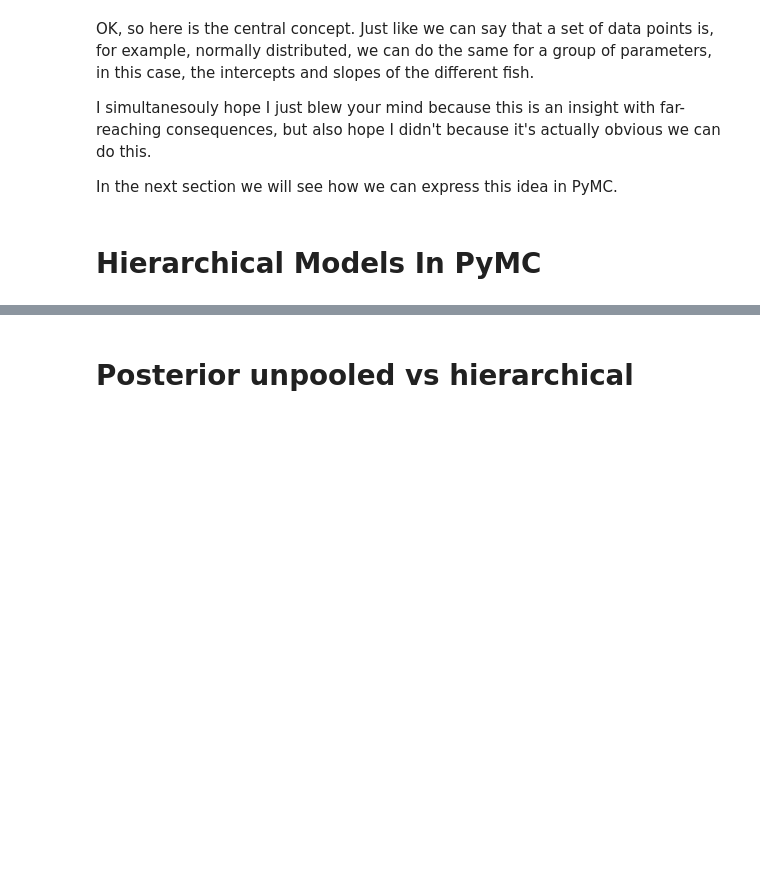
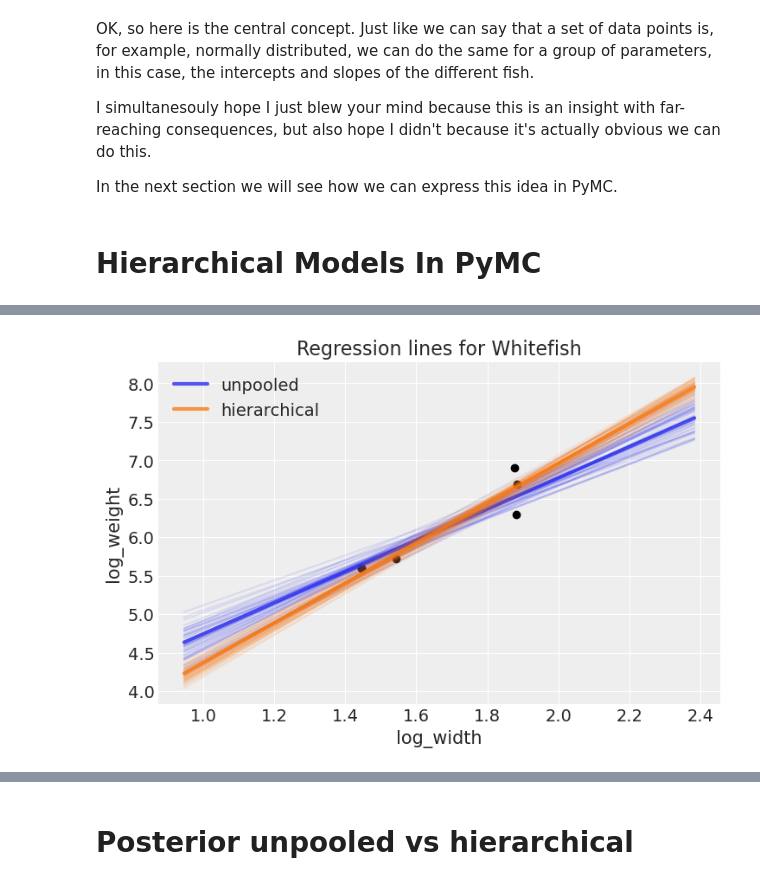
Before and after one commit to AlexAndorra/notebooks-experiments, a Jupyter notebook: Hierarchical_Regression/Hierarchical_Regression.ipynb, the cells around one changed output, grey strips where cells are left out. Drawn from its saved outputs; the diff is of its cells as text; code cells hidden in the pictures; blank space fills up the shorter version.

```diff
--- a/Hierarchical_Regression/Hierarchical_Regression.ipynb
+++ b/Hierarchical_Regression/Hierarchical_Regression.ipynb
@@ -340 +385,6 @@ plot_pred(idata_unpooled_oos)
+# %%
+ax = plot_pred(idata_unpooled_oos, label="unpooled", color=sns.color_palette()[0])
+plot_pred(idata_hierarchical, label="hierarchical", color=sns.color_palette()[1], ax=ax);
+# %% [output]
+[figure, added]
 # %%
```
Also changed, not shown: parts of 31 cells of this notebook.
